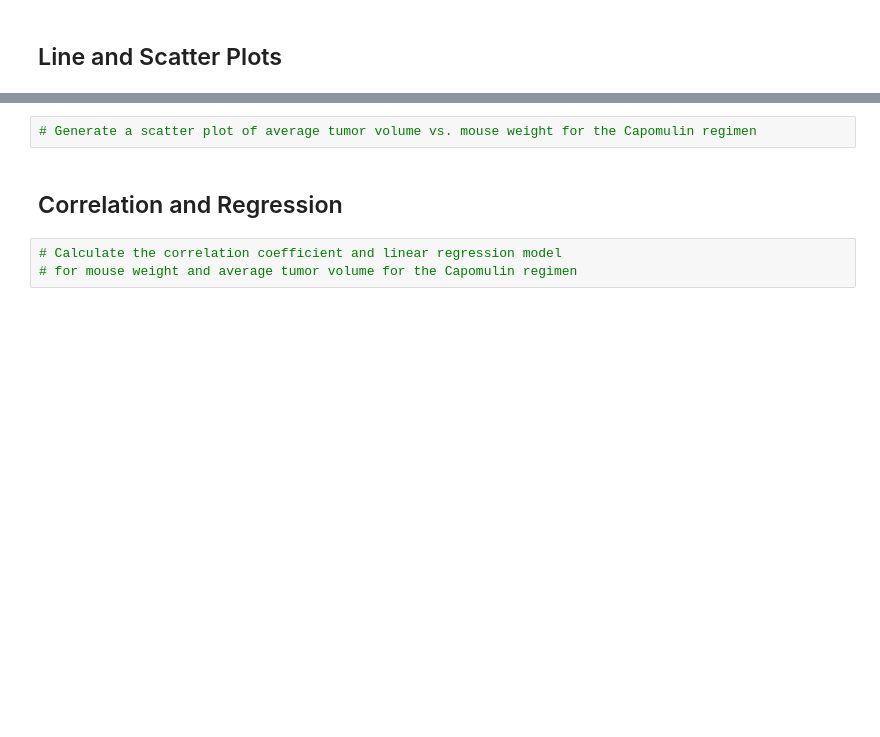
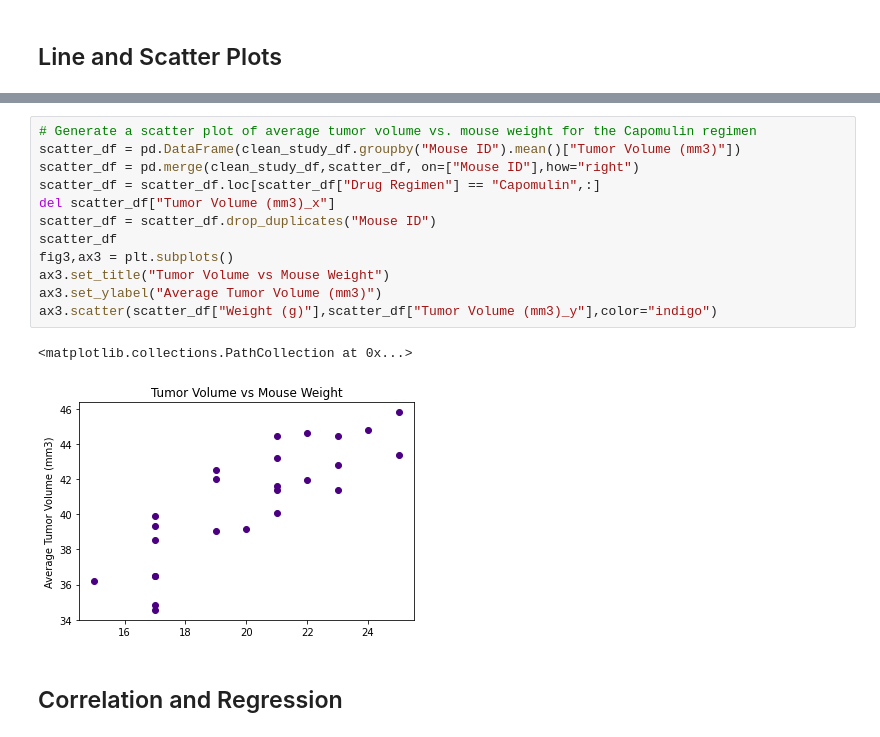
Before and after one commit to rhisehl/Cancer-Research-Report, a Jupyter notebook: pymaceuticals_analysis.ipynb, the cells around one changed output, grey strips where cells are left out. Saved outputs shown, nothing was run; the diff lists cells and outputs as text; blank space fills up the shorter version.

```diff
--- a/pymaceuticals_analysis.ipynb
+++ b/pymaceuticals_analysis.ipynb
@@ -251,7 +287,17 @@ cef_iqr = cef_upq - cef_lowq
-# %%
-# Generate a scatter plot of average tumor volume vs. mouse weight for the Capomulin regimen
+# %%
+# Generate a scatter plot of average tumor volume vs. mouse weight for the Capomulin regimen
+scatter_df = pd.DataFrame(clean_study_df.groupby("Mouse ID").mean()["Tumor Volume (mm3)"])
+scatter_df = pd.merge(clean_study_df,scatter_df, on=["Mouse ID"],how="right")
+scatter_df = scatter_df.loc[scatter_df["Drug Regimen"] == "Capomulin",:]
+del scatter_df["Tumor Volume (mm3)_x"]
+scatter_df = scatter_df.drop_duplicates("Mouse ID")
+scatter_df
+fig3,ax3 = plt.subplots()
+ax3.set_title("Tumor Volume vs Mouse Weight")
+ax3.set_ylabel("Average Tumor Volume (mm3)")
+ax3.scatter(scatter_df["Weight (g)"],scatter_df["Tumor Volume (mm3)_y"],color="indigo")
+# %% [output]
+<matplotlib.collections.PathCollection at 0x...>
+[figure, added]
 # %% [markdown]
 ## Correlation and Regression
-# %%
-# Calculate the correlation coefficient and linear regression model
-# for mouse weight and average tumor volume for the Capomulin regimen
```
Also changed, not shown: parts of 16 cells of this notebook.
